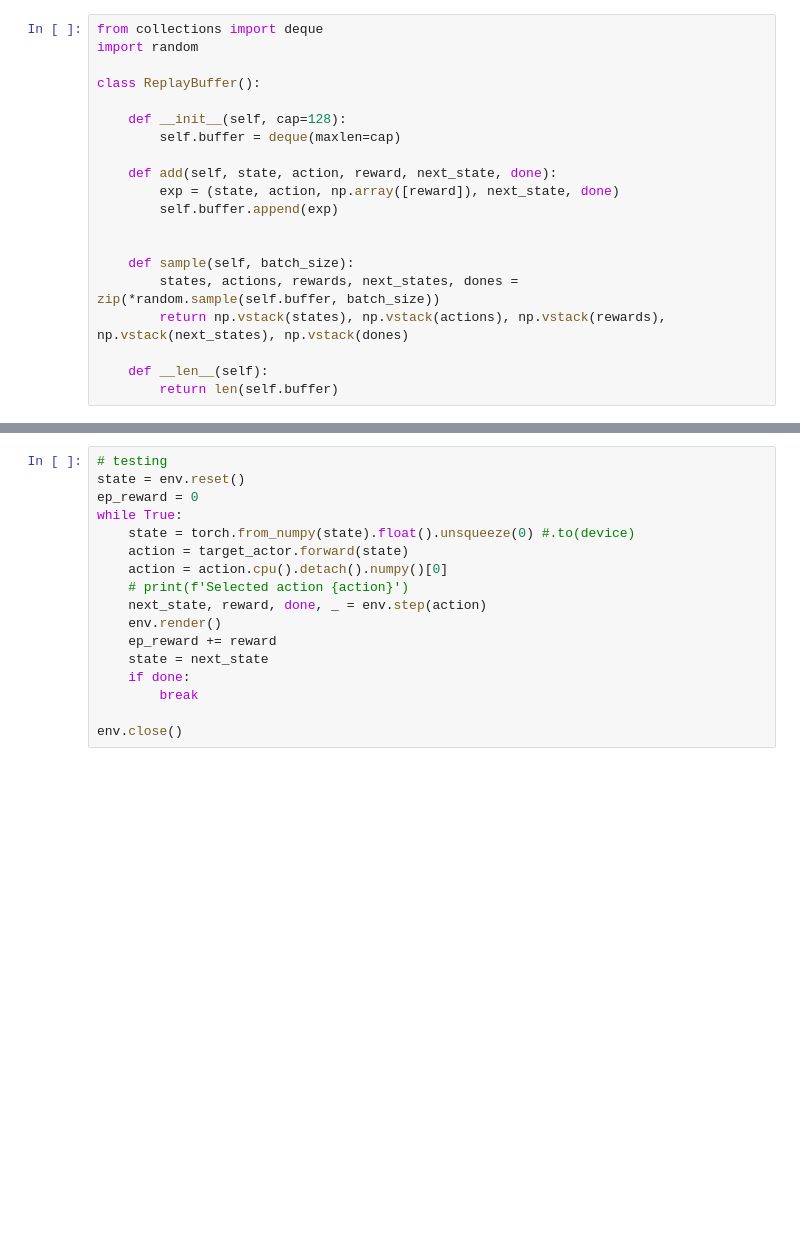
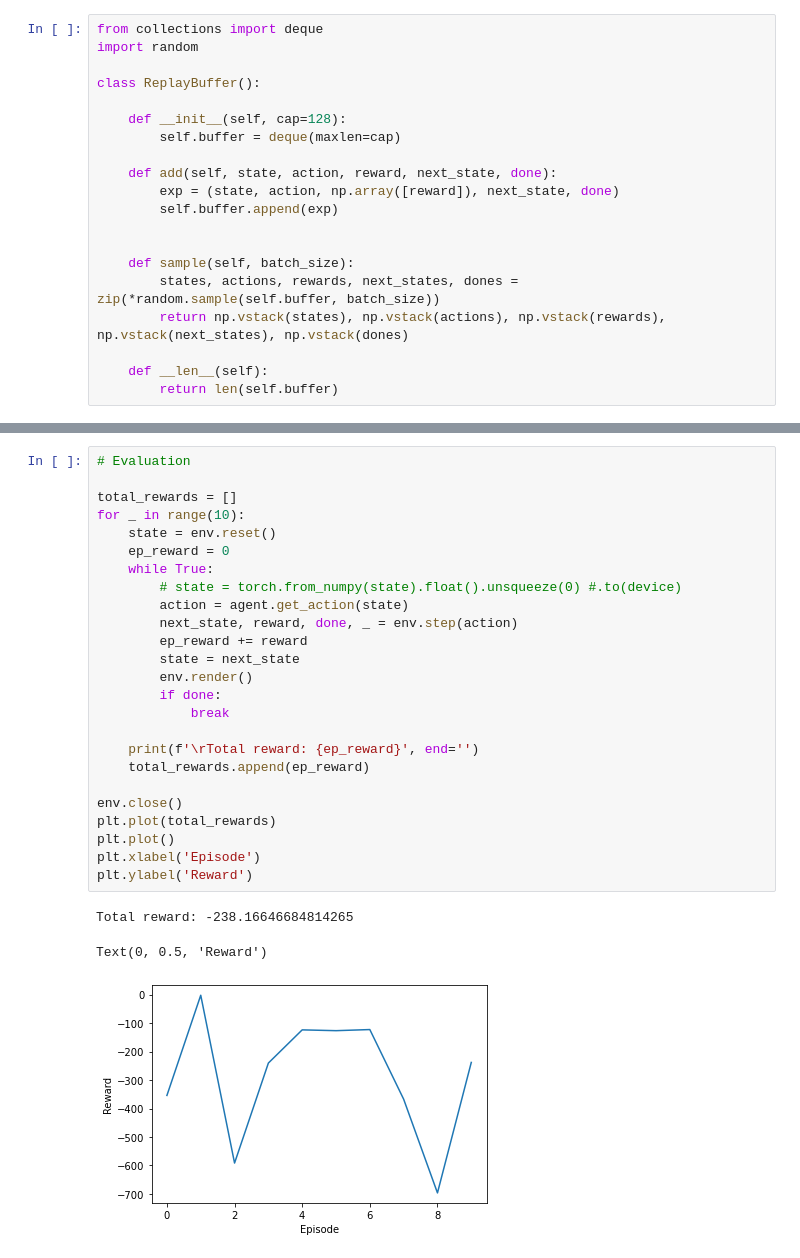
Before and after one commit to andreinechaev/RLPlayground, a Jupyter notebook: DDPG.ipynb, the cells around one changed output, grey strips where cells are left out. Cells and saved outputs as stored; diff of their text form; blank space fills up the shorter version.

```diff
--- a/DDPG.ipynb
+++ b/DDPG.ipynb
@@ -314,17 +313,29 @@ Text(0, 0.5, 'Reward')
 # %%
-# testing
-state = env.reset()
-ep_reward = 0
-while True:
-    state = torch.from_numpy(state).float().unsqueeze(0) #.to(device)
-    action = target_actor.forward(state)
-    action = action.cpu().detach().numpy()[0]
-    # print(f'Selected action {action}')
-    next_state, reward, done, _ = env.step(action)
-    env.render()
-    ep_reward += reward
-    state = next_state
-    if done:
-        break
+# Evaluation
+
+total_rewards = []
+for _ in range(10):
+    state = env.reset()
+    ep_reward = 0
+    while True:
+        # state = torch.from_numpy(state).float().unsqueeze(0) #.to(device)
+        action = agent.get_action(state)
+        next_state, reward, done, _ = env.step(action)
+        ep_reward += reward
+        state = next_state
+        env.render()
+        if done:
+            break
+
+    print(f'\rTotal reward: {ep_reward}', end='')
+    total_rewards.append(ep_reward)
 
 env.close()
+plt.plot(total_rewards)
+plt.plot()
+plt.xlabel('Episode')
+plt.ylabel('Reward')
+# %% [output]
+Total reward: -238.16646684814265
+Text(0, 0.5, 'Reward')
+[figure, added]
```
Also changed, not shown: parts of 5 cells of this notebook.
